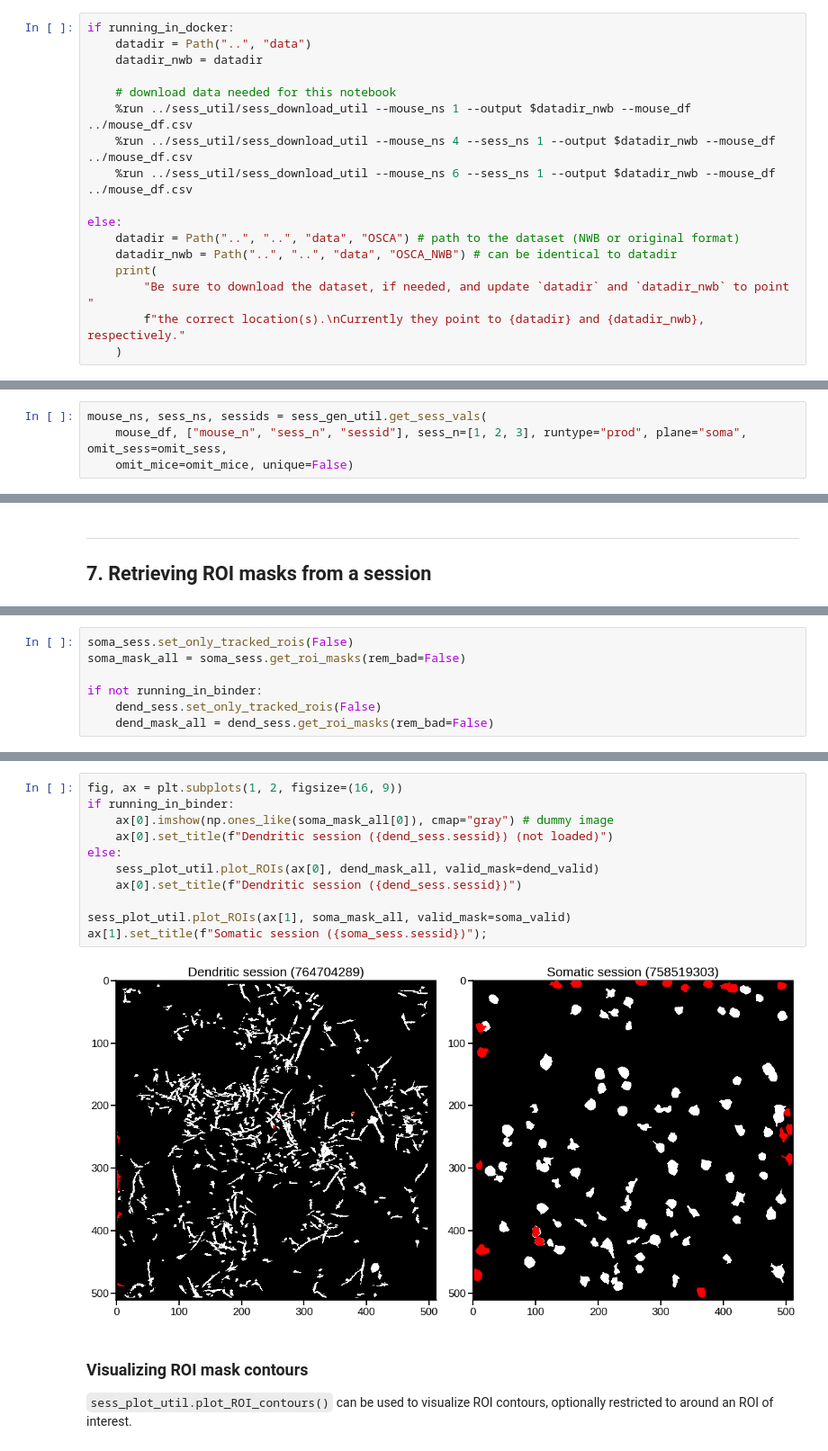
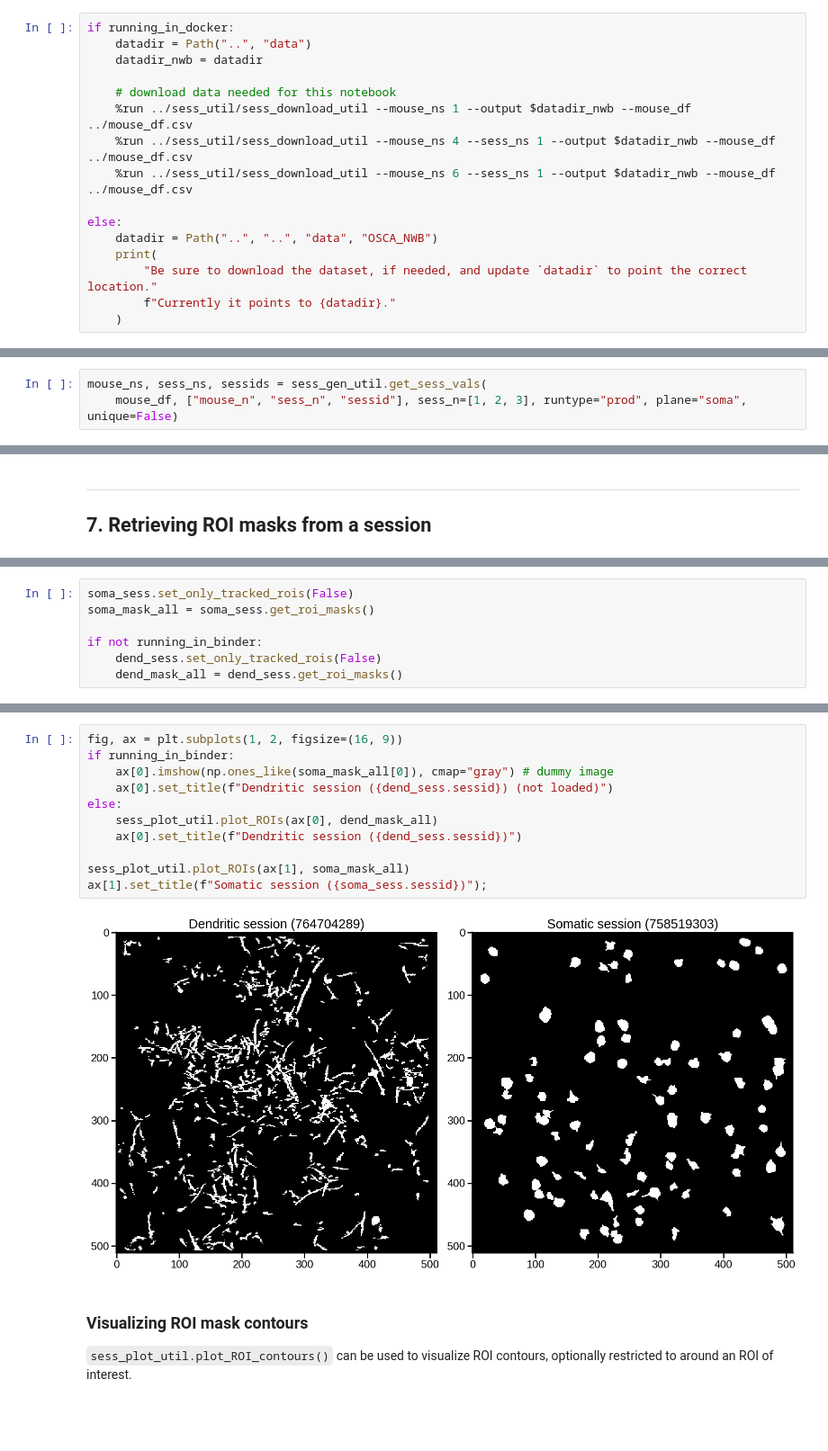
Before and after one commit to colleenjg/OpenScope_CA_Analysis, a Jupyter notebook: examples/session_demonstration_script.ipynb, the cells around one changed output, grey strips where cells are left out. Shown at 90% size. Saved outputs shown, nothing was run; the diff lists cells and outputs as text; blank space fills up the shorter version.

```diff
--- a/examples/session_demonstration_script.ipynb
+++ b/examples/session_demonstration_script.ipynb
@@ -64,10 +61,9 @@ if running_in_docker:
     %run ../sess_util/sess_download_util --mouse_ns 6 --sess_ns 1 --output $datadir_nwb --mouse_df ../mouse_df.csv
 
 else:
-    datadir = Path("..", "..", "data", "OSCA") # path to the dataset (NWB or original format)
-    datadir_nwb = Path("..", "..", "data", "OSCA_NWB") # can be identical to datadir
+    datadir = Path("..", "..", "data", "OSCA_NWB")
     print(
-        "Be sure to download the dataset, if needed, and update `datadir` and `datadir_nwb` to point "
-        f"the correct location(s).\nCurrently they point to {datadir} and {datadir_nwb}, respectively."
+        "Be sure to download the dataset, if needed, and update `datadir` to point the correct location."
+        f"Currently it points to {datadir}."
     )
 # %% [output]
@@ -496,8 +488,7 @@ omit_sess, omit_mice = sess_gen_util.all_omit(runtype="prod")
 e.g., **session number 1, 2 or 3**, **production**, **dendritic plane**
 # %%
 mouse_ns, sess_ns, sessids = sess_gen_util.get_sess_vals(
-    mouse_df, ["mouse_n", "sess_n", "sessid"], sess_n=[1, 2, 3], runtype="prod", plane="soma", omit_sess=omit_sess,
-    omit_mice=omit_mice, unique=False)
+    mouse_df, ["mouse_n", "sess_n", "sessid"], sess_n=[1, 2, 3], runtype="prod", plane="soma", unique=False)
 # %%
 print("\n".join([f"mouse {m:2}: {sid} (session {n})" for m, sid, n in zip(mouse_ns, sessids, sess_ns)]))
 # %% [output]
@@ -631,7 +594,7 @@ Of course, as explained above, if using the NWB data, there are no bad ROIs.
 # %%
 soma_sess.set_only_tracked_rois(False)
-soma_mask_all = soma_sess.get_roi_masks(rem_bad=False)
+soma_mask_all = soma_sess.get_roi_masks()
 
 if not running_in_binder:
     dend_sess.set_only_tracked_rois(False)
-    dend_mask_all = dend_sess.get_roi_masks(rem_bad=False)
+    dend_mask_all = dend_sess.get_roi_masks()
@@ -659,16 +605,16 @@ if not running_in_binder:
 # %%
 fig, ax = plt.subplots(1, 2, figsize=(16, 9))
 if running_in_binder:
     ax[0].imshow(np.ones_like(soma_mask_all[0]), cmap="gray") # dummy image
     ax[0].set_title(f"Dendritic session ({dend_sess.sessid}) (not loaded)")
 else:
-    sess_plot_util.plot_ROIs(ax[0], dend_mask_all, valid_mask=dend_valid)
+    sess_plot_util.plot_ROIs(ax[0], dend_mask_all)
     ax[0].set_title(f"Dendritic session ({dend_sess.sessid})")
 
-sess_plot_util.plot_ROIs(ax[1], soma_mask_all, valid_mask=soma_valid)
+sess_plot_util.plot_ROIs(ax[1], soma_mask_all)
 ax[1].set_title(f"Somatic session ({soma_sess.sessid})");
 # %% [output]
-[figure, old version]
+[figure, new version]
 # %% [markdown]
 ### Visualizing ROI mask contours
 
```
Also changed, not shown: parts of 32 cells of this notebook, 17 other files.
